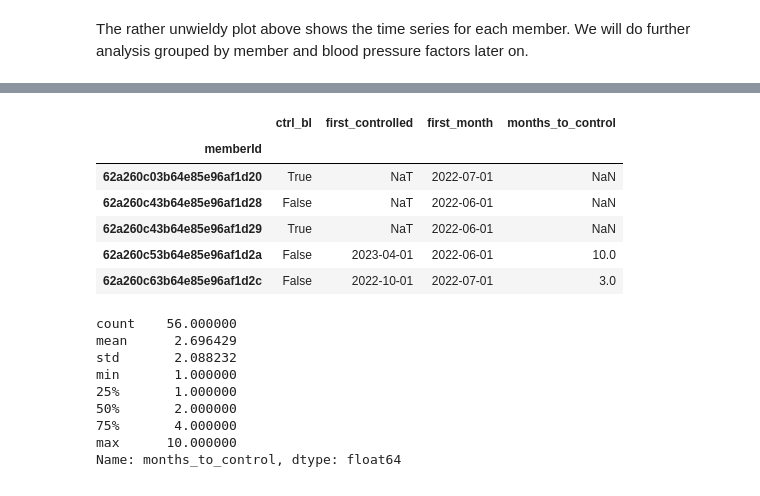
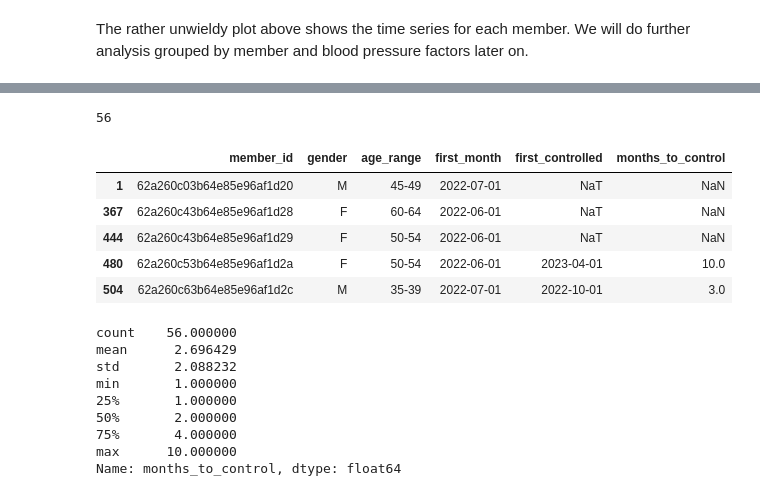
Before and after one commit to MatthewChatham/ihealthlabs, a Jupyter notebook: analysis.ipynb, the cells around one changed output, grey strips where cells are left out. Cells and saved outputs as stored; diff of their text form; code cells hidden in the pictures.

```diff
--- a/analysis.ipynb
+++ b/analysis.ipynb
@@ -105,0 +186,6 @@ Name: measurement_id, dtype: object
+# %%
+first_month = sbp.groupby('member_id')['month'].min().rename('first_month')
+members = members.join(first_month, on='member_id')
+sbp = sbp.join(first_month, on='member_id')
+sbp['months'] = sbp['month'].dt.to_period('m').astype(int) - sbp['first_month'].dt.to_period('m').astype(int)
+print(sbp.shape)
@@ -105,0 +198,7 @@ Name: measurement_id, dtype: object
+# %%
+# # Whether the member was controlled at baseline
+tmp = sbp.loc[sbp.months == 0, ['member_id', 'controlled']]
+tmp.rename({'controlled': 'ctrl_bl'}, axis=1, inplace=True)
+tmp.set_index('member_id', inplace=True)
+sbp = sbp.join(tmp, on='member_id')
+print(sbp.shape)
@@ -182,3 +228,0 @@ I'm not able to exactly replicate the calculated monthly average in the SBP data
-# %%
-sbp.set_index(['memberId', 'month'], inplace=True)
-sbp.head()
@@ -256,4 +279,5 @@ The rather unwieldy plot above shows the time series for each member. We will do
 # %%
 # Find first controlled month for each member uncontrolled at baseline
-first_controlled = sbp[~sbp.ctrl_bl & sbp.controlled].groupby('memberId')['month'].min().rename('first_controlled')
-sbp = sbp.join(first_controlled, on='memberId')
+first_controlled = sbp[~sbp.ctrl_bl & sbp.controlled].groupby('member_id')['month'].min().rename('first_controlled')
+sbp = sbp.join(first_controlled, on='member_id')
+members = members.join(first_controlled, on='member_id')
@@ -285,21 +284,19 @@ Name: month, Length: 246, dtype: datetime64[ns]
+# %%
+members.first_controlled.notnull().sum()
+# %% [output]
+56
 # %%
-members = pd.DataFrame(sbp[['memberId', 'ctrl_bl', 'first_controlled']])
-members.drop_duplicates(inplace=True)
-members.set_index('memberId', inplace=True)
-members['first_month'] = sbp.groupby('memberId')['month'].min()
-
 members['months_to_control'] = np.nan
 members.loc[members.first_controlled.notnull(), 'months_to_control'] = members['first_controlled'].dt.to_period('m').astype(int) - members['first_month'].dt.to_period('m').astype(int)
 
 members.head()
 # %% [output]
-|  | ctrl_bl | first_controlled | first_month | months_to_control |
-| memberId |  |  |  |  |
-| 62a260c03b64e85e96af1d20 | True | NaT | 2022-07-01 | NaN |
-| 62a260c43b64e85e96af1d28 | False | NaT | 2022-06-01 | NaN |
-| 62a260c43b64e85e96af1d29 | True | NaT | 2022-06-01 | NaN |
-| 62a260c53b64e85e96af1d2a | False | 2023-04-01 | 2022-06-01 | 10.0 |
-| 62a260c63b64e85e96af1d2c | False | 2022-10-01 | 2022-07-01 | 3.0 |
+|  | member_id | gender | age_range | first_month | first_controlled | months_to_control |
+| 1 | 62a260c03b64e85e96af1d20 | M | 45-49 | 2022-07-01 | NaT | NaN |
+| 367 | 62a260c43b64e85e96af1d28 | F | 60-64 | 2022-06-01 | NaT | NaN |
+| 444 | 62a260c43b64e85e96af1d29 | F | 50-54 | 2022-06-01 | NaT | NaN |
+| 480 | 62a260c53b64e85e96af1d2a | F | 50-54 | 2022-06-01 | 2023-04-01 | 10.0 |
+| 504 | 62a260c63b64e85e96af1d2c | M | 35-39 | 2022-07-01 | 2022-10-01 | 3.0 |
 # %%
 members.months_to_control.describe()
 # %% [output]
```
Also changed, not shown: parts of 87 cells of this notebook.
